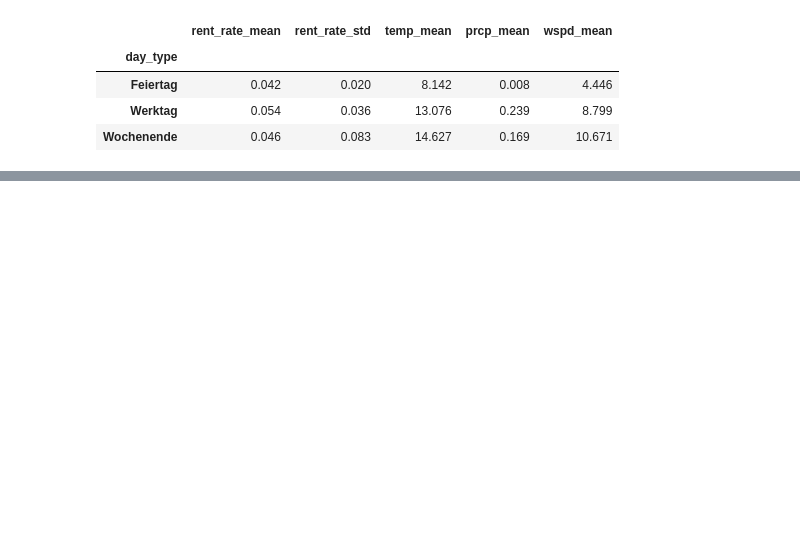
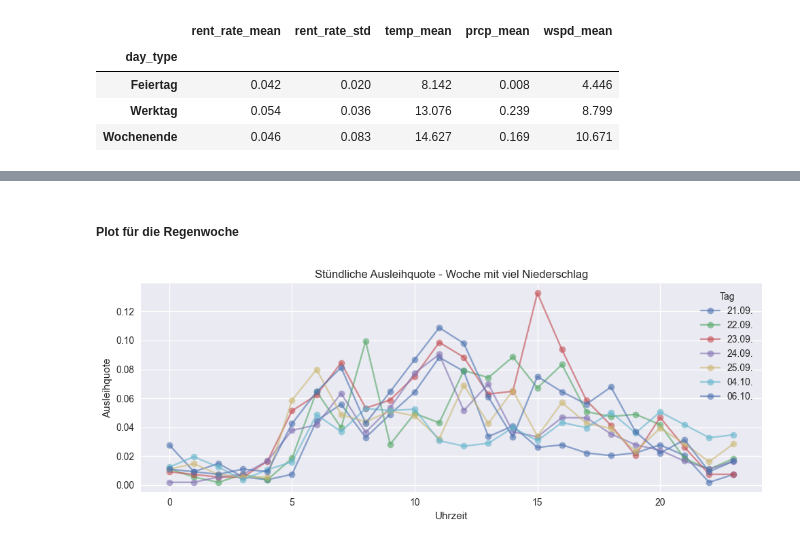
Before and after one commit to Bemnyyy/Projektarbeit, a Jupyter notebook: Abgabe_Notebook.ipynb, the cells around one changed output, grey strips where cells are left out. Saved outputs shown, nothing was run; the diff lists cells and outputs as text; code cells hidden in the pictures; blank space fills up the shorter version.

```diff
--- a/Abgabe_Notebook.ipynb
+++ b/Abgabe_Notebook.ipynb
@@ -241,0 +392,10 @@ summary_stats
+# %%
+# Tagesweise Niederschlagssumme
+daily_prcp = (
+    merged.groupby('date_dt')['prcp']
+    .sum()
+    .dropna()
+    .sort_values(ascending=False)
+)
+
+daily_prcp.head()
@@ -241,0 +412,4 @@ summary_stats
+# %%
+# Oberste 7 Tage mit viel Regen
+rainy_week_days = daily_prcp.index[:7].sort_values()
+rainy_week_days
@@ -241,0 +422,3 @@ summary_stats
+# %%
+rainy_week = merged[merged['date_dt'].isin(rainy_week_days)].copy()
+rainy_week[['date', 'hour', 'prcp', 'rent_rate']].head()
@@ -241,0 +432,24 @@ summary_stats
+# %% [markdown]
+##### Plot für die Regenwoche
+# %%
+fig, ax1 = plt.subplots(figsize=(10, 4))
+
+for day in rainy_week_days:
+    day_data = rainy_week[rainy_week['date_dt'] == day]
+    ax1.plot(
+        day_data['hour'],
+        day_data['rent_rate'],
+        marker='o',
+        alpha=0.6,
+        label=day.strftime('%d.%m.')
+    )
+
+ax1.set_xlabel('Uhrzeit')
+ax1.set_ylabel('Ausleihquote')
+ax1.set_title('Stündliche Ausleihquote - Woche mit viel Niederschlag')
+ax1.legend(title='Tag')
+
+plt.tight_layout()
+plt.show()
+# %% [output]
+[figure, added]
```
Also changed, not shown: parts of 59 cells of this notebook.
